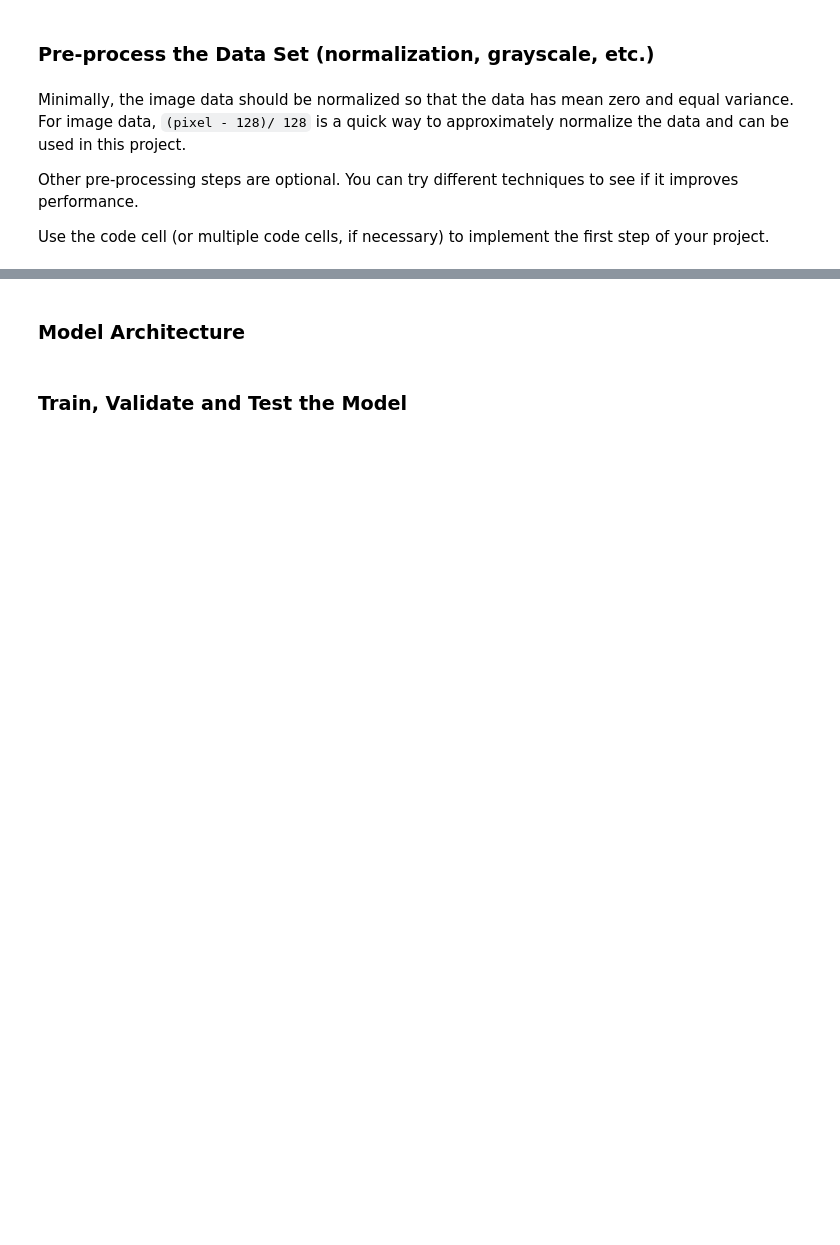
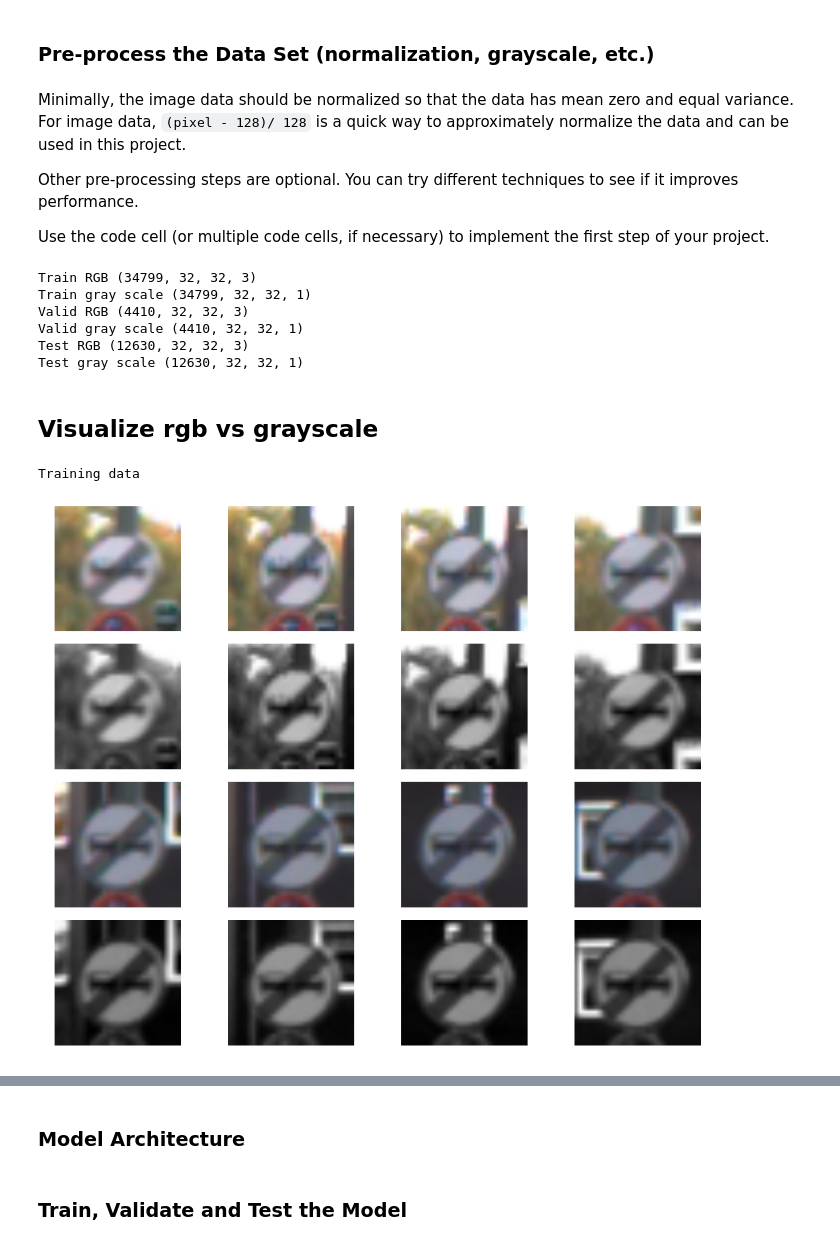
Before and after one commit to ccerrato147/CarND-Traffic-Sign-Classifier-Project, a Jupyter notebook: Traffic_Sign_Classifier.ipynb, the cells around one changed output, grey strips where cells are left out. Drawn from its saved outputs; the diff is of its cells as text; code cells hidden in the pictures; blank space fills up the shorter version.

```diff
--- a/Traffic_Sign_Classifier.ipynb
+++ b/Traffic_Sign_Classifier.ipynb
@@ -172,3 +176,51 @@ Use the code cell (or multiple code cells, if necessary) to implement the first
 ### Preprocess the data here. It is required to normalize the data. Other preprocessing steps could include
 ### converting to grayscale, etc.
 ### Feel free to use as many code cells as needed.
+X_train_rgb = X_train
+X_train_gray = np.sum(X_train/3, axis=3, keepdims=True)
+
+X_test_rgb = X_test
+X_test_gray = np.sum(X_test/3, axis=3, keepdims=True)
+
+X_valid_rgb = X_valid
+X_valid_gray = np.sum(X_valid/3, axis=3, keepdims=True)
+
+print('Train RGB', X_train_rgb.shape)
+print('Train gray scale', X_train_gray.shape)
+
+print('Valid RGB', X_valid_rgb.shape)
+print('Valid gray scale', X_valid_gray.shape)
+
+print('Test RGB', X_test_rgb.shape)
+print('Test gray scale', X_test_gray.shape)
+# %% [output]
+Train RGB (34799, 32, 32, 3)
+Train gray scale (34799, 32, 32, 1)
+Valid RGB (4410, 32, 32, 3)
+Valid gray scale (4410, 32, 32, 1)
+Test RGB (12630, 32, 32, 3)
+Test gray scale (12630, 32, 32, 1)
+# %% [markdown]
+## Visualize rgb vs grayscale
+# %%
+def print_rgb_vs_gray(n_rows, n_cols, offset, rgb_images, gray_images):
+    fig, axs = plt.subplots(n_rows,n_cols, figsize=(18, 14))
+    fig.subplots_adjust(hspace = .1, wspace=.001)
+    axs = axs.ravel()
+    for j in range(0,n_rows,2):
+        for i in range(n_cols):
+            index = i + j*n_cols
+            image = rgb_images[index + offset]
+            axs[index].axis('off')
+            axs[index].imshow(image)
+        for i in range(n_cols):
+            index = i + j*n_cols + n_cols
+            image = gray_images[index + offset - n_cols].squeeze()
+            axs[index].axis('off')
+            axs[index].imshow(image, cmap='gray')
+# %%
+print('Training data')
+print_rgb_vs_gray(4, 4, 100, X_train_rgb, X_train_gray)
+# %% [output]
+Training data
+[figure, added]
```
Also changed, not shown: parts of 25 cells of this notebook, 10 other files.
